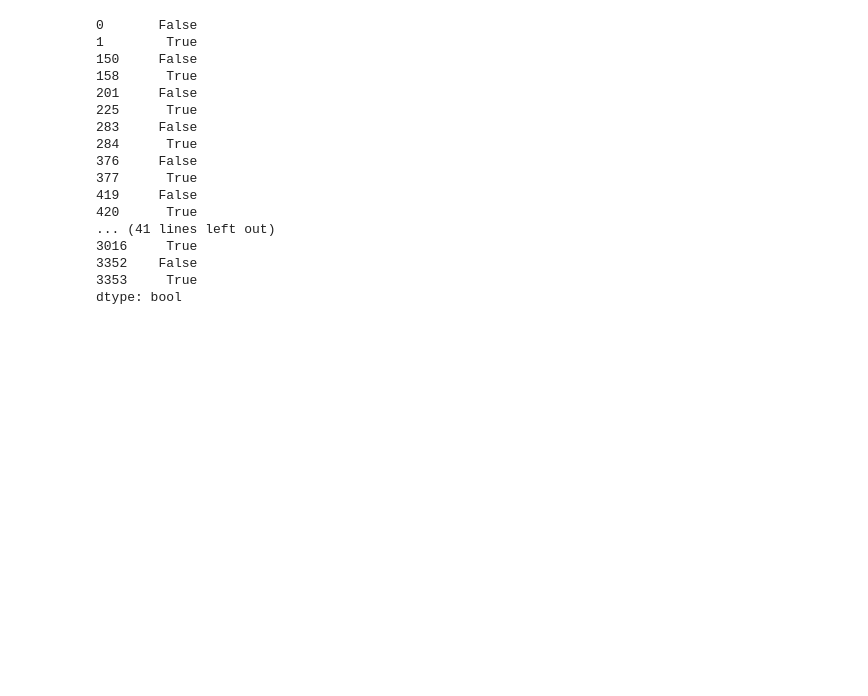
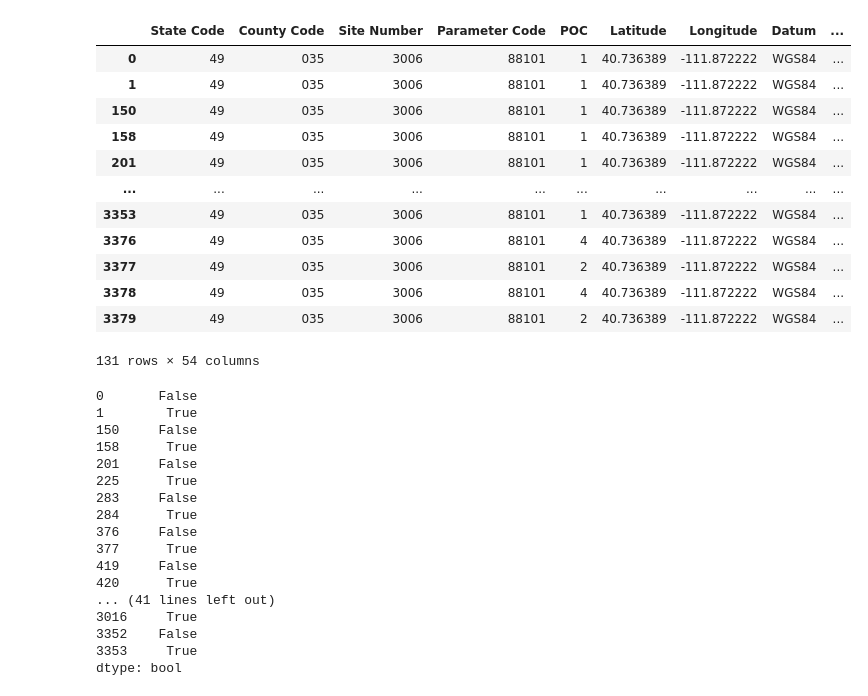
Before and after one commit to sodoo-gadal/UROP-SLC-AQ-, a Jupyter notebook: Salt_Lake_City_AQI/time_series.ipynb, the cells around one changed output. Drawn from its saved outputs; the diff is of its cells as text; code cells hidden in the pictures; blank space fills up the shorter version.

```diff
--- a/Salt_Lake_City_AQI/time_series.ipynb
+++ b/Salt_Lake_City_AQI/time_series.ipynb
@@ -28,3 +8,23 @@ df
+# %%
+#df = df[df['POC'] == "3"]
+df = df[df["Parameter Name"] == "PM2.5 - Local Conditions"]
+
+
+df
+# %% [output]
+|  | State Code | County Code | Site Number | Parameter Code | POC | Latitude | Longitude | Datum | ... |
+| 0 | 49 | 035 | 3006 | 88101 | 1 | 40.736389 | -111.872222 | WGS84 | ... |
+| 1 | 49 | 035 | 3006 | 88101 | 1 | 40.736389 | -111.872222 | WGS84 | ... |
+| 150 | 49 | 035 | 3006 | 88101 | 1 | 40.736389 | -111.872222 | WGS84 | ... |
+| 158 | 49 | 035 | 3006 | 88101 | 1 | 40.736389 | -111.872222 | WGS84 | ... |
+| 201 | 49 | 035 | 3006 | 88101 | 1 | 40.736389 | -111.872222 | WGS84 | ... |
+| ... | ... | ... | ... | ... | ... | ... | ... | ... | ... |
+| 3353 | 49 | 035 | 3006 | 88101 | 1 | 40.736389 | -111.872222 | WGS84 | ... |
+| 3376 | 49 | 035 | 3006 | 88101 | 4 | 40.736389 | -111.872222 | WGS84 | ... |
+| 3377 | 49 | 035 | 3006 | 88101 | 2 | 40.736389 | -111.872222 | WGS84 | ... |
+| 3378 | 49 | 035 | 3006 | 88101 | 4 | 40.736389 | -111.872222 | WGS84 | ... |
+| 3379 | 49 | 035 | 3006 | 88101 | 2 | 40.736389 | -111.872222 | WGS84 | ... |
+131 rows × 54 columns
 # %%
 # df.loc[~df[['Parameter Code']].duplicated()]
 df[['Parameter Code', 'Year']].duplicated()
```
Also changed, not shown: parts of 2 cells of this notebook, 2 other files.
